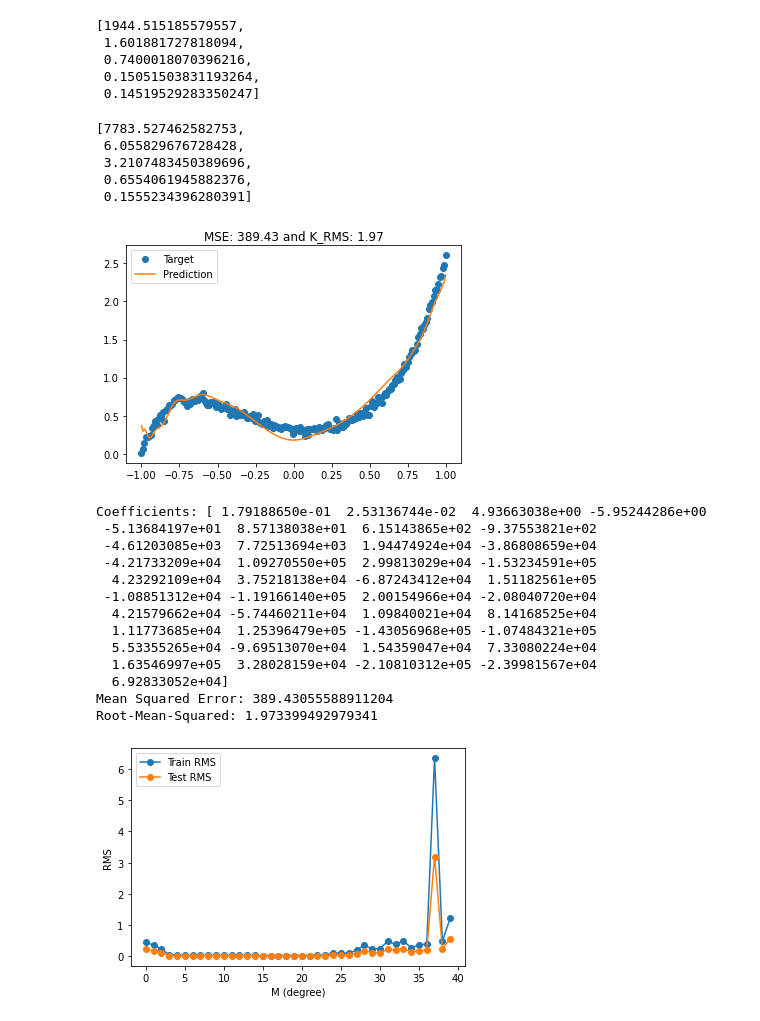
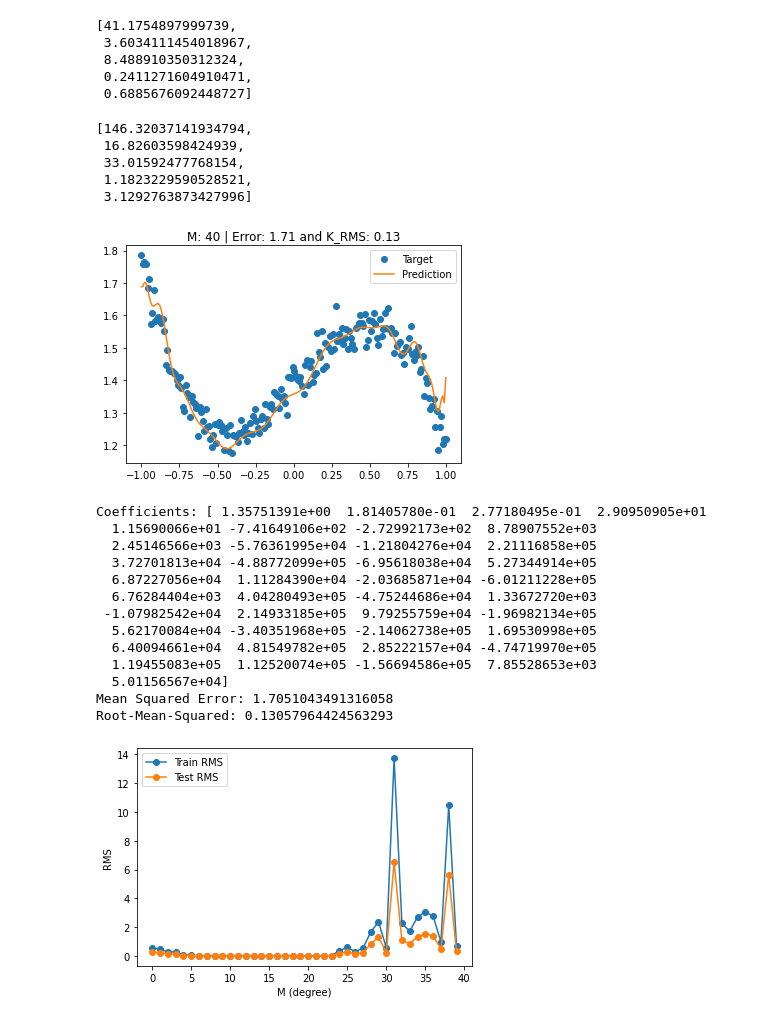
Before and after one commit to lorenzom222/Polyhunt, a Jupyter notebook: final_polyhunt.ipynb, the cells around one changed output. Saved outputs shown, nothing was run; the diff lists cells and outputs as text; code cells hidden in the pictures.

Commit message:
Added custom Matrix Inversion

```diff
--- a/final_polyhunt.ipynb
+++ b/final_polyhunt.ipynb
@@ -4,6 +4,26 @@ import matplotlib.pyplot as plt
 import time
 import argparse
 import sys
+# %%
+def inverse_matrix(matrix):
+    det = np.linalg.det(matrix)
+    # if det == 0:
+    #     raise Exception("Matrix is not invertible")
+    # else:
+    n = matrix.shape[0]
+    identity = np.identity(n)
+    augmented_matrix = np.column_stack((matrix, identity))
+    for i in range(n):
+        pivot = augmented_matrix[i, i]
+        augmented_matrix[i, :] /= pivot
+        for j in range(i + 1, n):
+            factor = augmented_matrix[j, i]
+            augmented_matrix[j, :] -= factor * augmented_matrix[i, :]
+    for i in range(n - 1, -1, -1):
+        for j in range(i - 1, -1, -1):
+            factor = augmented_matrix[j, i]
+            augmented_matrix[j, :] -= factor * augmented_matrix[i, :]
+    return augmented_matrix[:, n:]
 # %%
 def load_data(filepath):
     """
@@ -75,7 +95,9 @@ def regularized_linear_regression(phi, t, lambda_):
     phit_phi = np.matmul(phi_t, phi)
     id = np.identity(size)
     phit_phi += lambda_ * id
-    phit_phi_inv = np.linalg.inv(phit_phi)
+    phit_phi_inv = inverse_matrix(phit_phi)
+    # phit_phi_inv = np.linalg.inv(phit_phi)
+
     w_reg = np.matmul(phit_phi_inv, phi_t)
     w = np.matmul(w_reg, t)
     return w
@@ -235,11 +259,11 @@ def plot_tt_k(x, t, m, ratio, k):
     plt.show()
     return  train_rms, test_rms
 # %%
-input = load_data("sampleData/X")
+input = load_data("sampleData/Z")
 X, t = input
 M =40
 k = 5
-ratio = 8/10
+ratio = 7/10
 fit = solve_curve_fitting_k(X, t, M,k)
 w = fit[0]
 y = fit[1]
@@ -252,50 +276,50 @@ error_TRAINlist = fit[8]
 # %%
 errorlist
 # %% [output]
-[1944.515185579557,
- 1.601881727818094,
- 0.7400018070396216,
- 0.15051503831193264,
- 0.14519529283350247]
+[41.1754897999739,
+ 3.6034111454018967,
+ 8.488910350312324,
+ 0.2411271604910471,
+ 0.6885676092448727]
 # %%
 error_TRAINlist
 # %% [output]
-[7783.527462582753,
- 6.055829676728428,
- 3.2107483450389696,
- 0.6554061945882376,
- 0.1555234396280391]
+[146.32037141934794,
+ 16.82603598424939,
+ 33.01592477768154,
+ 1.1823229590528521,
+ 3.1292763873427996]
 # %%
 plt.plot(X, t, 'o', label='Target')
 plt.plot(X, y, '-', label='Prediction')
 plt.legend()
-plt.title('MSE: {:.2f}'.format(avg_error) + ' and K_RMS: {:.2f}'.format(k_rms))
+plt.title('M: {:.0f}'.format(M)+' | Error: {:.2f}'.format(avg_error) + ' and K_RMS: {:.2f}'.format(k_rms))
 plt.show()
 
 
 print('Coefficients:', w)
 # print('Predicted values:', y)
 print('Mean Squared Error:', avg_error)
 print('Root-Mean-Squared:', k_rms)
 # %% [output]
-[figure, old version]
+[figure, new version]
-Coefficients: [ 1.79188650e-01  2.53136744e-02  4.93663038e+00 -5.95244286e+00
- -5.13684197e+01  8.57138038e+01  6.15143865e+02 -9.37553821e+02
- -4.61203085e+03  7.72513694e+03  1.94474924e+04 -3.86808659e+04
- -4.21733209e+04  1.09270550e+05  2.99813029e+04 -1.53234591e+05
-  4.23292109e+04  3.75218138e+04 -6.87243412e+04  1.51182561e+05
- -1.08851312e+04 -1.19166140e+05  2.00154966e+04 -2.08040720e+04
-  4.21579662e+04 -5.74460211e+04  1.09840021e+04  8.14168525e+04
-  1.11773685e+04  1.25396479e+05 -1.43056968e+05 -1.07484321e+05
-  5.53355265e+04 -9.69513070e+04  1.54359047e+04  7.33080224e+04
-  1.63546997e+05  3.28028159e+04 -2.10810312e+05 -2.39981567e+04
-  6.92833052e+04]
-Mean Squared Error: 389.43055588911204
-Root-Mean-Squared: 1.973399492979341
+Coefficients: [ 1.35751391e+00  1.81405780e-01  2.77180495e-01  2.90950905e+01
+  1.15690066e+01 -7.41649106e+02 -2.72992173e+02  8.78907552e+03
+  2.45146566e+03 -5.76361995e+04 -1.21804276e+04  2.21116858e+05
+  3.72701813e+04 -4.88772099e+05 -6.95618038e+04  5.27344914e+05
+  6.87227056e+04  1.11284390e+04 -2.03685871e+04 -6.01211228e+05
+  6.76284404e+03  4.04280493e+05 -4.75244686e+04  1.33672720e+03
+ -1.07982542e+04  2.14933185e+05  9.79255759e+04 -1.96982134e+05
+  5.62170084e+04 -3.40351968e+05 -2.14062738e+05  1.69530998e+05
+  6.40094661e+04  4.81549782e+05  2.85222157e+04 -4.74719970e+05
+  1.19455083e+05  1.12520074e+05 -1.56694586e+05  7.85528653e+03
+  5.01156567e+04]
+Mean Squared Error: 1.7051043491316058
+Root-Mean-Squared: 0.13057964424563293
 # %%
 train_rms, test_rms = plot_tt_k(X, t, M, ratio,k)
 # %% [output]
-[figure, old version]
+[figure, new version]
 # %%
 train_rms
 # %% [output]
```
Also changed, not shown: parts of 3 cells of this notebook, 4 other files.
